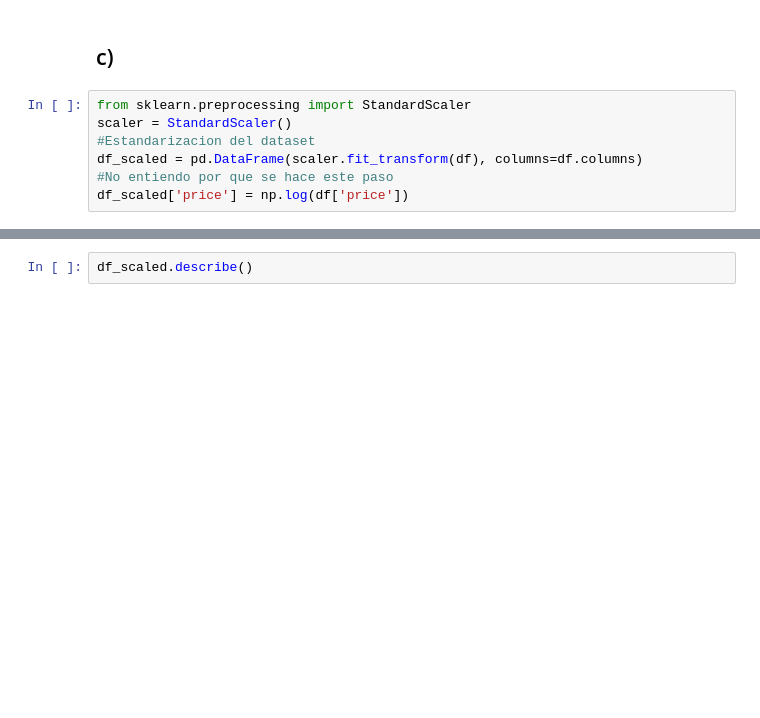
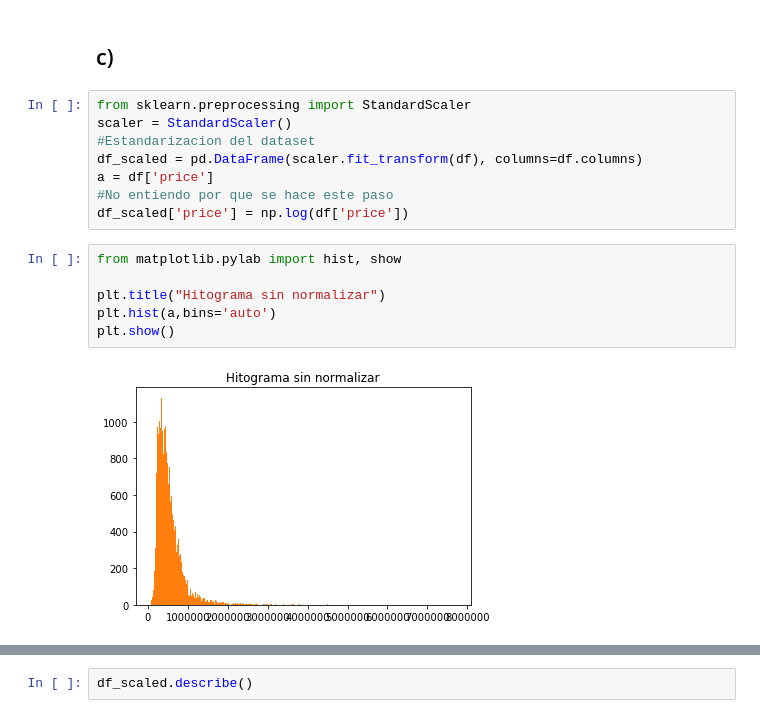
Before and after one commit to VitoVoti/ML_T1_LinReg, a Jupyter notebook: Tarea1 .ipynb, the cells around one changed output, grey strips where cells are left out. Cells and saved outputs as stored; diff of their text form; blank space fills up the shorter version.

```diff
--- a/Tarea1 .ipynb
+++ b/Tarea1 .ipynb
@@ -55,5 +55,14 @@ from sklearn.preprocessing import StandardScaler
 scaler = StandardScaler()
 #Estandarizacion del dataset
 df_scaled = pd.DataFrame(scaler.fit_transform(df), columns=df.columns)
+a = df['price']
 #No entiendo por que se hace este paso
 df_scaled['price'] = np.log(df['price'])
+# %%
+from matplotlib.pylab import hist, show
+
+plt.title("Hitograma sin normalizar")
+plt.hist(a,bins='auto')
+plt.show()
+# %% [output]
+[figure, added]
```
Also changed, not shown: parts of 10 cells of this notebook.
